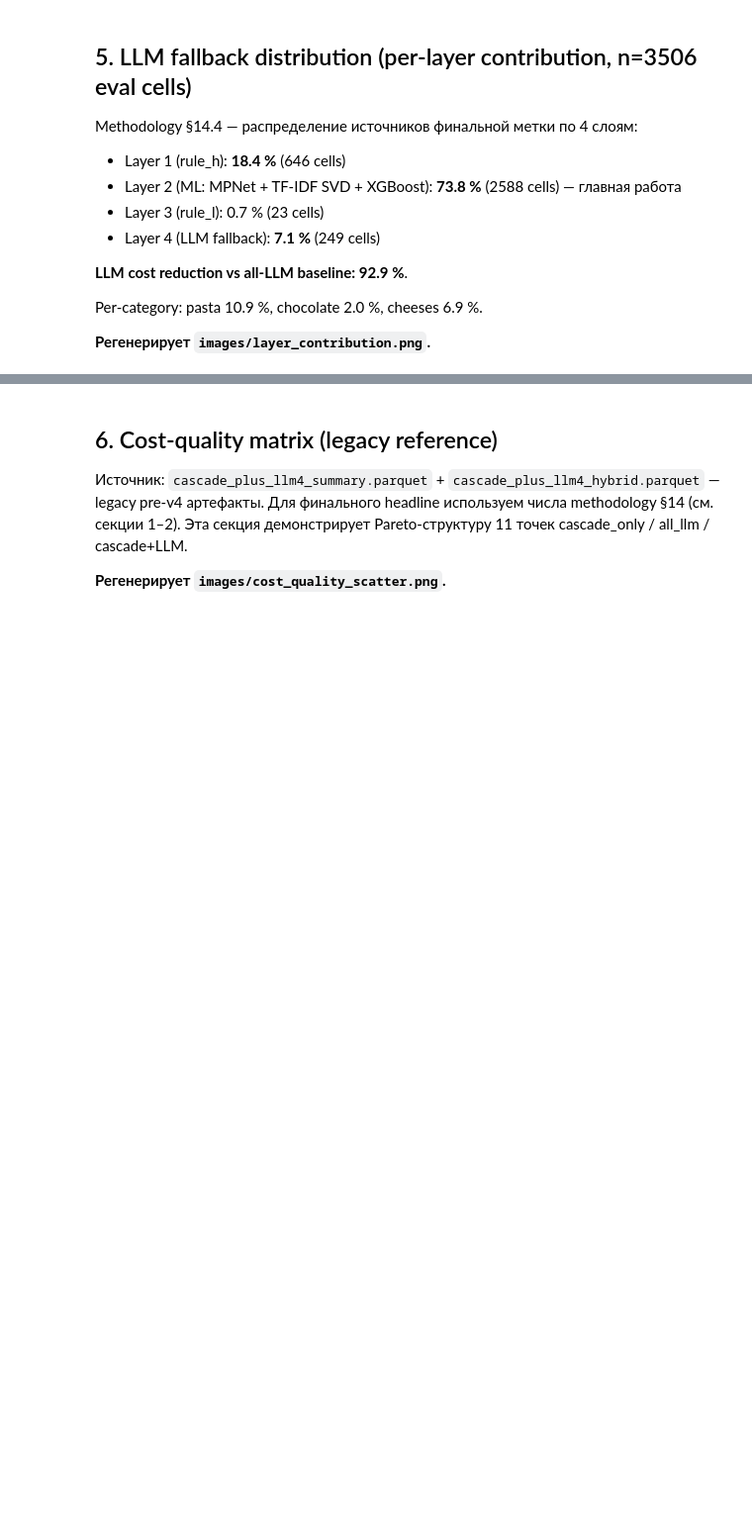
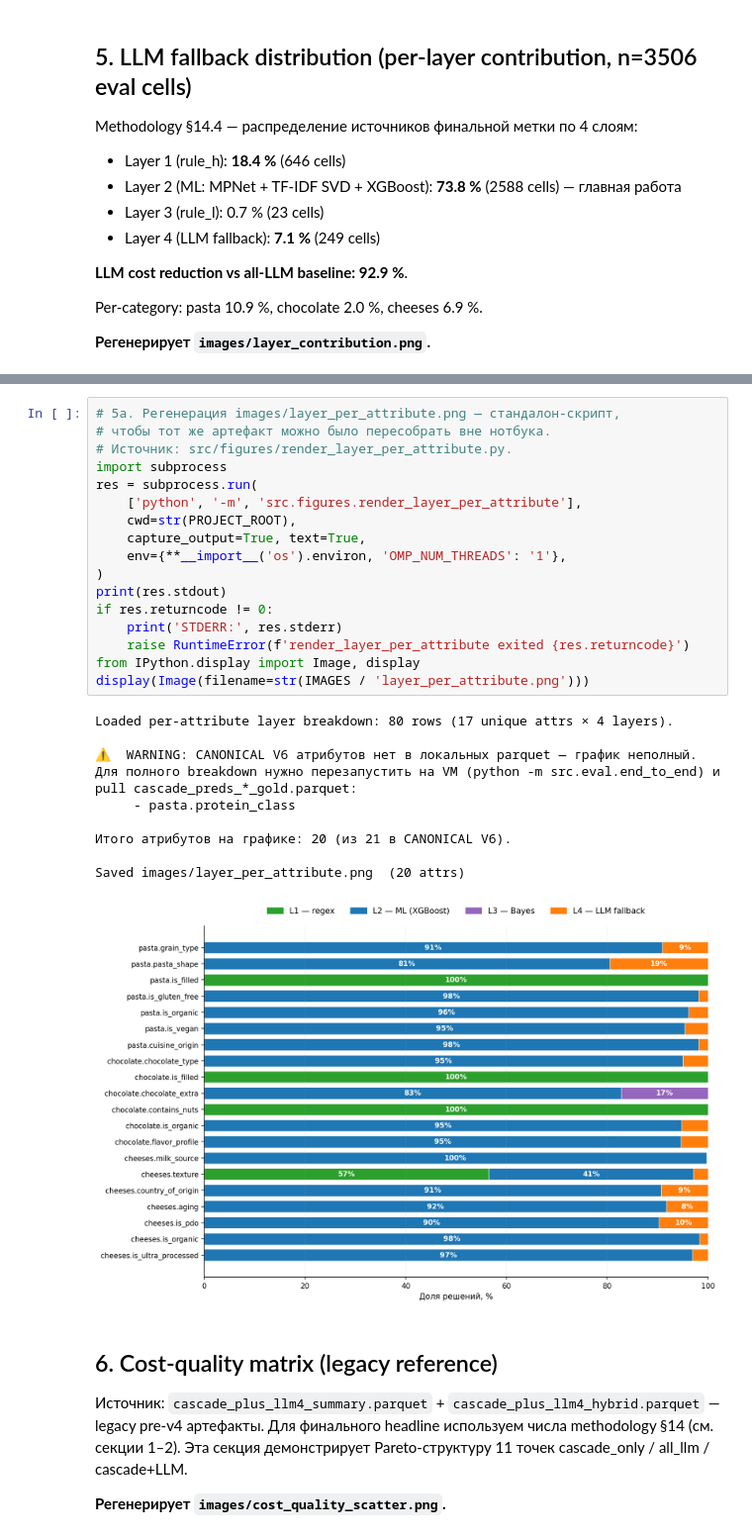
Before and after one commit to Qworl/diploma, a Jupyter notebook: notebooks/03_evaluate.ipynb, the cells around one changed output, grey strips where cells are left out. Shown at 99% size. Drawn from its saved outputs; the diff is of its cells as text; blank space fills up the shorter version.

```diff
--- a/notebooks/03_evaluate.ipynb
+++ b/notebooks/03_evaluate.ipynb
@@ -552,3 +795,30 @@ legacy layer distribution unavailable: FileNotFoundError(2, 'No such file or dir
+# %%
+# 5a. Регенерация images/layer_per_attribute.png — стандалон-скрипт,
+# чтобы тот же артефакт можно было пересобрать вне нотбука.
+# Источник: src/figures/render_layer_per_attribute.py.
+import subprocess
+res = subprocess.run(
+    ['python', '-m', 'src.figures.render_layer_per_attribute'],
+    cwd=str(PROJECT_ROOT),
+    capture_output=True, text=True,
+    env={**__import__('os').environ, 'OMP_NUM_THREADS': '1'},
+)
+print(res.stdout)
+if res.returncode != 0:
+    print('STDERR:', res.stderr)
+    raise RuntimeError(f'render_layer_per_attribute exited {res.returncode}')
+from IPython.display import Image, display
+display(Image(filename=str(IMAGES / 'layer_per_attribute.png')))
+# %% [output]
+Loaded per-attribute layer breakdown: 80 rows (17 unique attrs × 4 layers).
+
+⚠️  WARNING: CANONICAL V6 атрибутов нет в локальных parquet — график неполный. Для полного breakdown нужно перезапустить на VM (python -m src.eval.end_to_end) и pull cascade_preds_*_gold.parquet:
+     - pasta.protein_class
+
+Итого атрибутов на графике: 20 (из 21 в CANONICAL V6).
+
+Saved images/layer_per_attribute.png  (20 attrs)
+[figure, added]
 # %% [markdown]
 ## 6. Cost-quality matrix (legacy reference)
 
```
Also changed, not shown: parts of 17 cells of this notebook, 3 other files.
